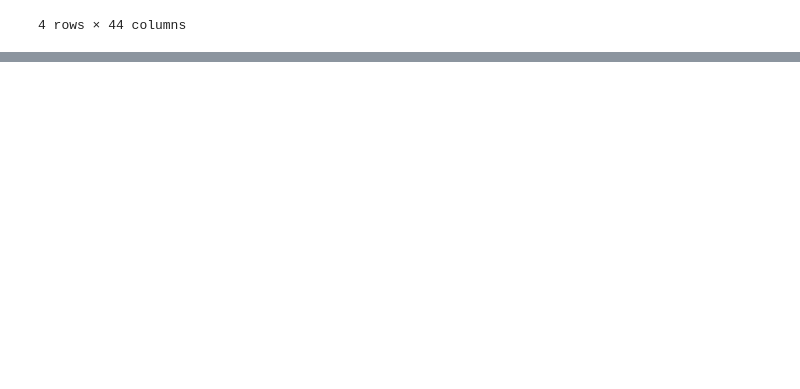
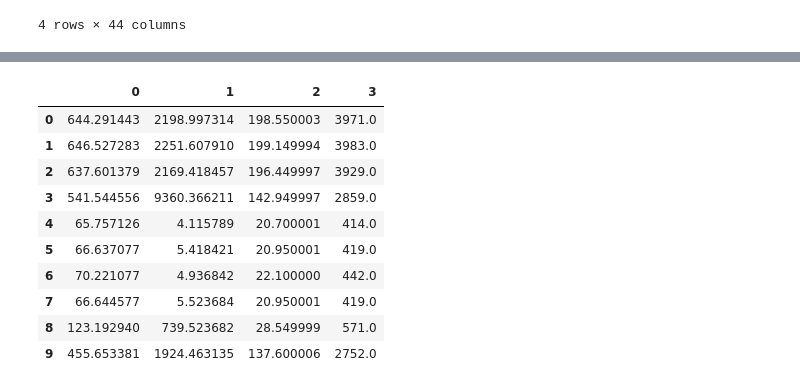
Before and after one commit to Basu-Rahul/EMG_signal_gesture_classification, a Jupyter notebook: preprocessing_samplesV7.ipynb, the cells around one changed output, grey strips where cells are left out. Cells and saved outputs as stored; diff of their text form; code cells hidden in the pictures; blank space fills up the shorter version.

```diff
--- a/preprocessing_samplesV7.ipynb
+++ b/preprocessing_samplesV7.ipynb
@@ -350,0 +307,14 @@ memory usage: 1.7 KB
+# %%
+F.head(10)
+# %% [output]
+|  | 0 | 1 | 2 | 3 |
+| 0 | 644.291443 | 2198.997314 | 198.550003 | 3971.0 |
+| 1 | 646.527283 | 2251.607910 | 199.149994 | 3983.0 |
+| 2 | 637.601379 | 2169.418457 | 196.449997 | 3929.0 |
+| 3 | 541.544556 | 9360.366211 | 142.949997 | 2859.0 |
+| 4 | 65.757126 | 4.115789 | 20.700001 | 414.0 |
+| 5 | 66.637077 | 5.418421 | 20.950001 | 419.0 |
+| 6 | 70.221077 | 4.936842 | 22.100000 | 442.0 |
+| 7 | 66.644577 | 5.523684 | 20.950001 | 419.0 |
+| 8 | 123.192940 | 739.523682 | 28.549999 | 571.0 |
+| 9 | 455.653381 | 1924.463135 | 137.600006 | 2752.0 |
```
Also changed, not shown: parts of 19 cells of this notebook, 10 other files.
